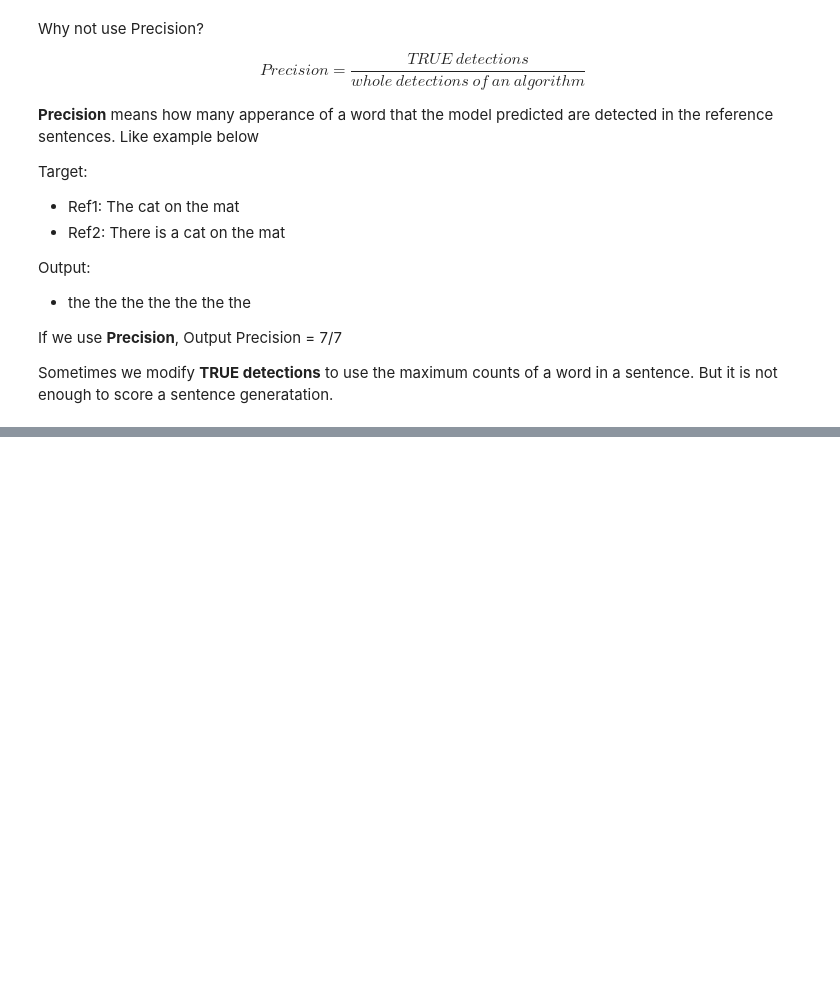
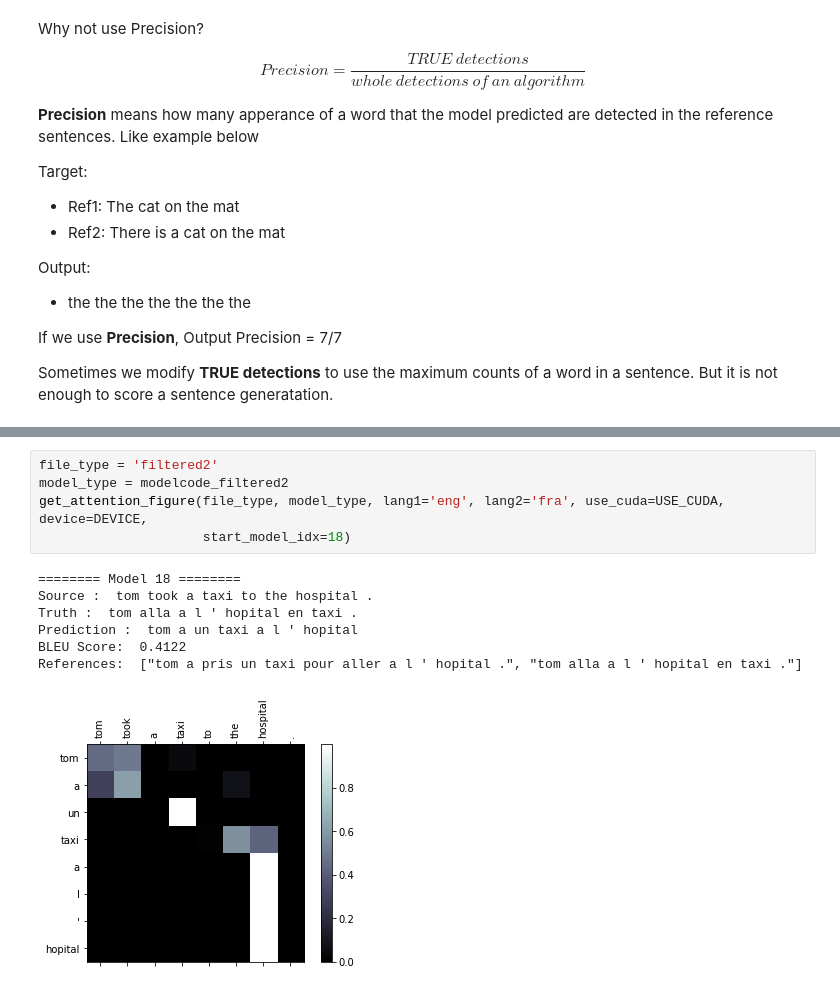
Before and after one commit to simonjisu/NMT, a Jupyter notebook: NMT_en_fa.ipynb, the cells around one changed output, grey strips where cells are left out. Cells and saved outputs as stored; diff of their text form; blank space fills up the shorter version.

```diff
--- a/NMT_en_fa.ipynb
+++ b/NMT_en_fa.ipynb
@@ -345,0 +210,13 @@ References:  ['tu es la seule canadienne que je connaisse .', 'tu es le seul can
+# %%
+file_type = 'filtered2'
+model_type = modelcode_filtered2
+get_attention_figure(file_type, model_type, lang1='eng', lang2='fra', use_cuda=USE_CUDA, device=DEVICE,
+                     start_model_idx=18)
+# %% [output]
+======== Model 18 ========
+Source :  tom took a taxi to the hospital .
+Truth :  tom alla a l ' hopital en taxi .
+Prediction :  tom a un taxi a l ' hopital
+BLEU Score:  0.4122
+References:  ["tom a pris un taxi pour aller a l ' hopital .", "tom alla a l ' hopital en taxi ."]
+[figure, added]
```
Also changed, not shown: parts of 15 cells of this notebook, 13 other files.
